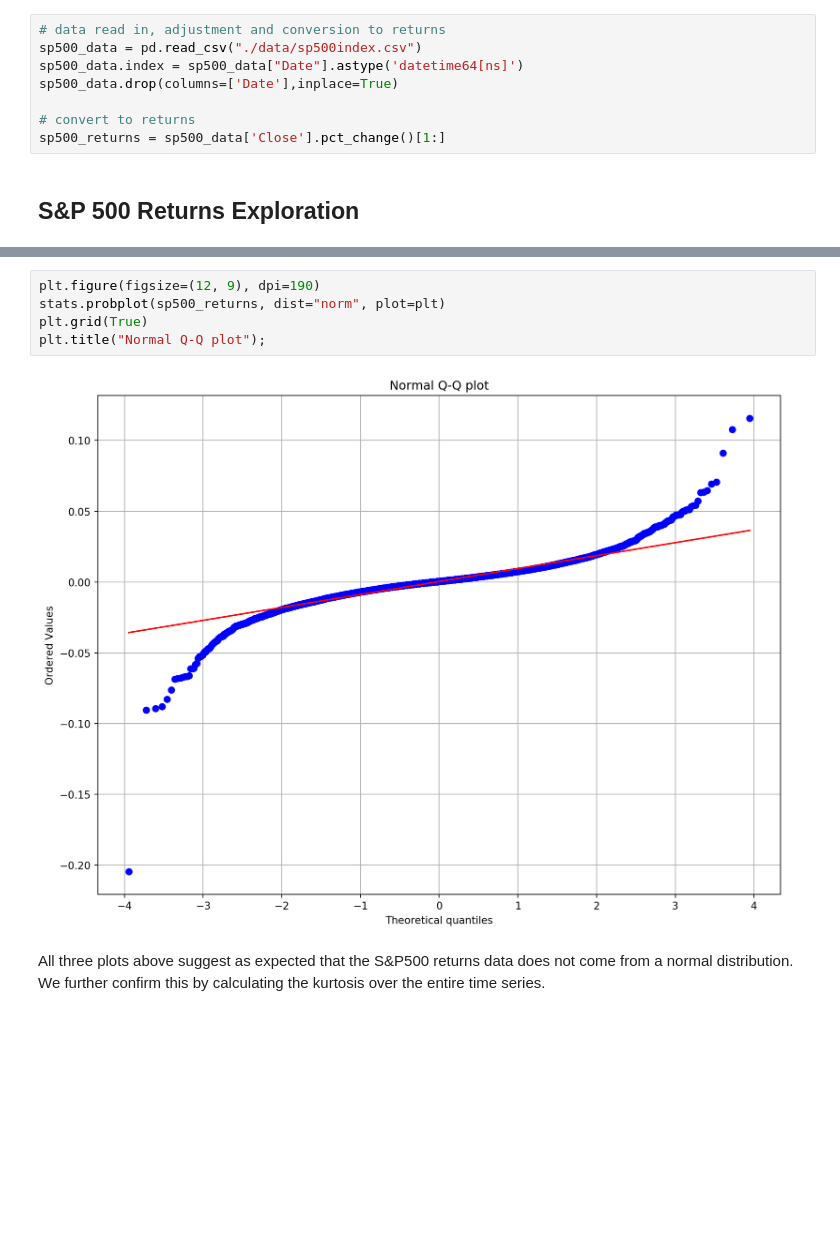
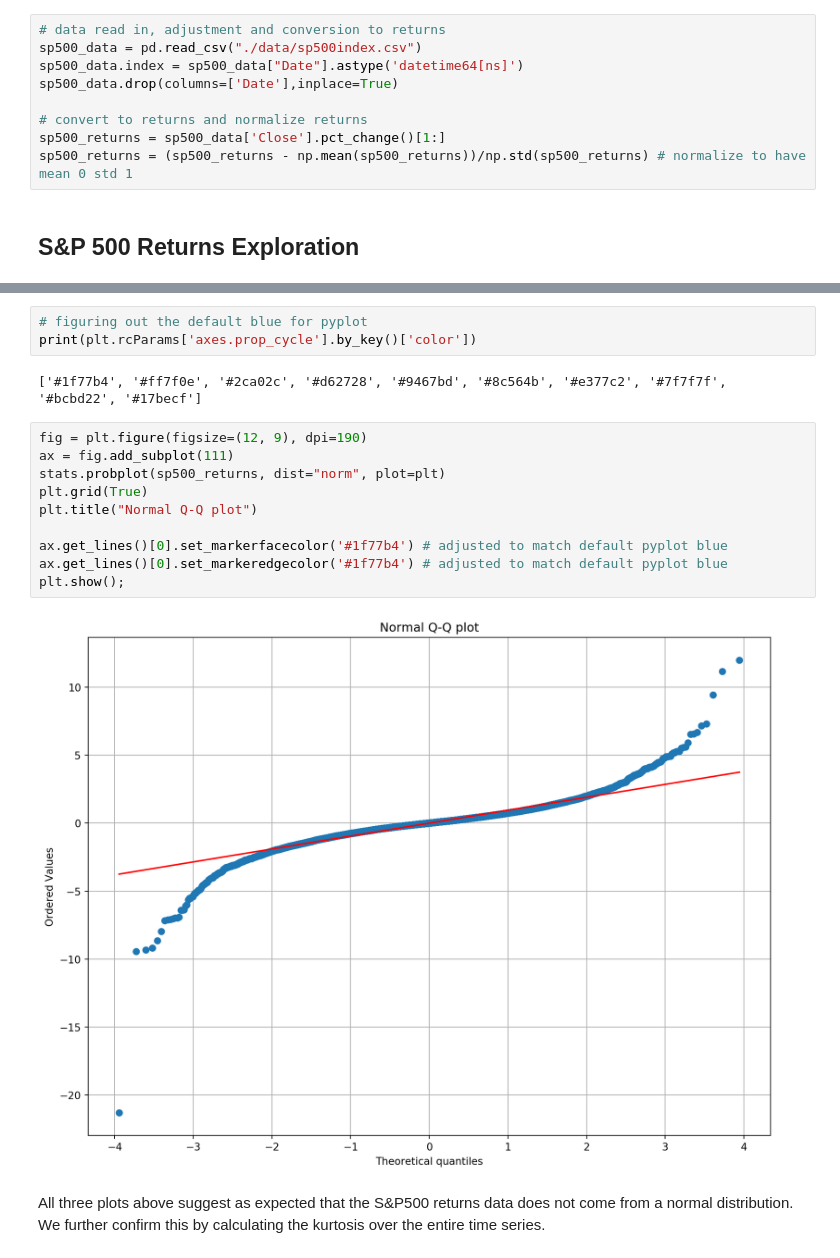
Before and after one commit to ngurnani/VolatilityPrediction, a Jupyter notebook: src/NoVaS.ipynb, the cells around one changed output, grey strips where cells are left out. Saved outputs shown, nothing was run; the diff lists cells and outputs as text; blank space fills up the shorter version.

```diff
--- a/src/NoVaS.ipynb
+++ b/src/NoVaS.ipynb
@@ -37,8 +27,9 @@ sp500_data = pd.read_csv("./data/sp500index.csv")
 sp500_data.index = sp500_data["Date"].astype('datetime64[ns]')
 sp500_data.drop(columns=['Date'],inplace=True)
 
-# convert to returns
+# convert to returns and normalize returns
 sp500_returns = sp500_data['Close'].pct_change()[1:]
+sp500_returns = (sp500_returns - np.mean(sp500_returns))/np.std(sp500_returns) # normalize to have mean 0 std 1
 # %% [markdown]
 ## S&P 500 Returns Exploration
 # %%
@@ -63,9 +54,19 @@ plt.legend(['S&P500 Returns']);
+# %%
+# figuring out the default blue for pyplot
+print(plt.rcParams['axes.prop_cycle'].by_key()['color'])
+# %% [output]
+['#1f77b4', '#ff7f0e', '#2ca02c', '#d62728', '#9467bd', '#8c564b', '#e377c2', '#7f7f7f', '#bcbd22', '#17becf']
 # %%
-plt.figure(figsize=(12, 9), dpi=190)
+fig = plt.figure(figsize=(12, 9), dpi=190)
+ax = fig.add_subplot(111)
 stats.probplot(sp500_returns, dist="norm", plot=plt)
 plt.grid(True)
-plt.title("Normal Q-Q plot");
+plt.title("Normal Q-Q plot")
+
+ax.get_lines()[0].set_markerfacecolor('#1f77b4') # adjusted to match default pyplot blue
+ax.get_lines()[0].set_markeredgecolor('#1f77b4') # adjusted to match default pyplot blue
+plt.show();
 # %% [output]
-[figure, old version]
+[figure, new version]
 # %% [markdown]
 All three plots above suggest as expected that the S&P500 returns data does not come from a normal distribution. We further confirm this by calculating the kurtosis over the entire time series.
```
Also changed, not shown: parts of 21 cells of this notebook, 2 other files.
